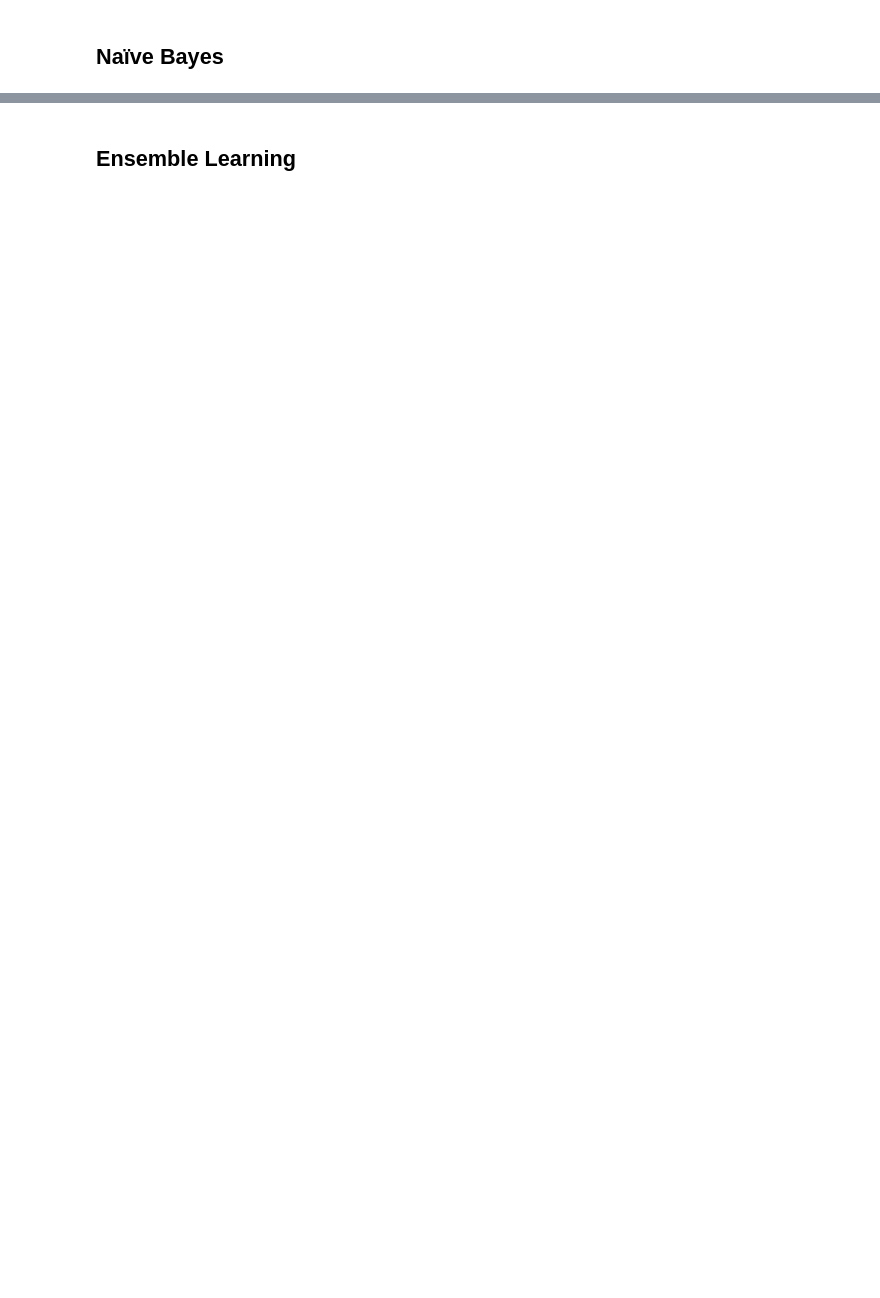
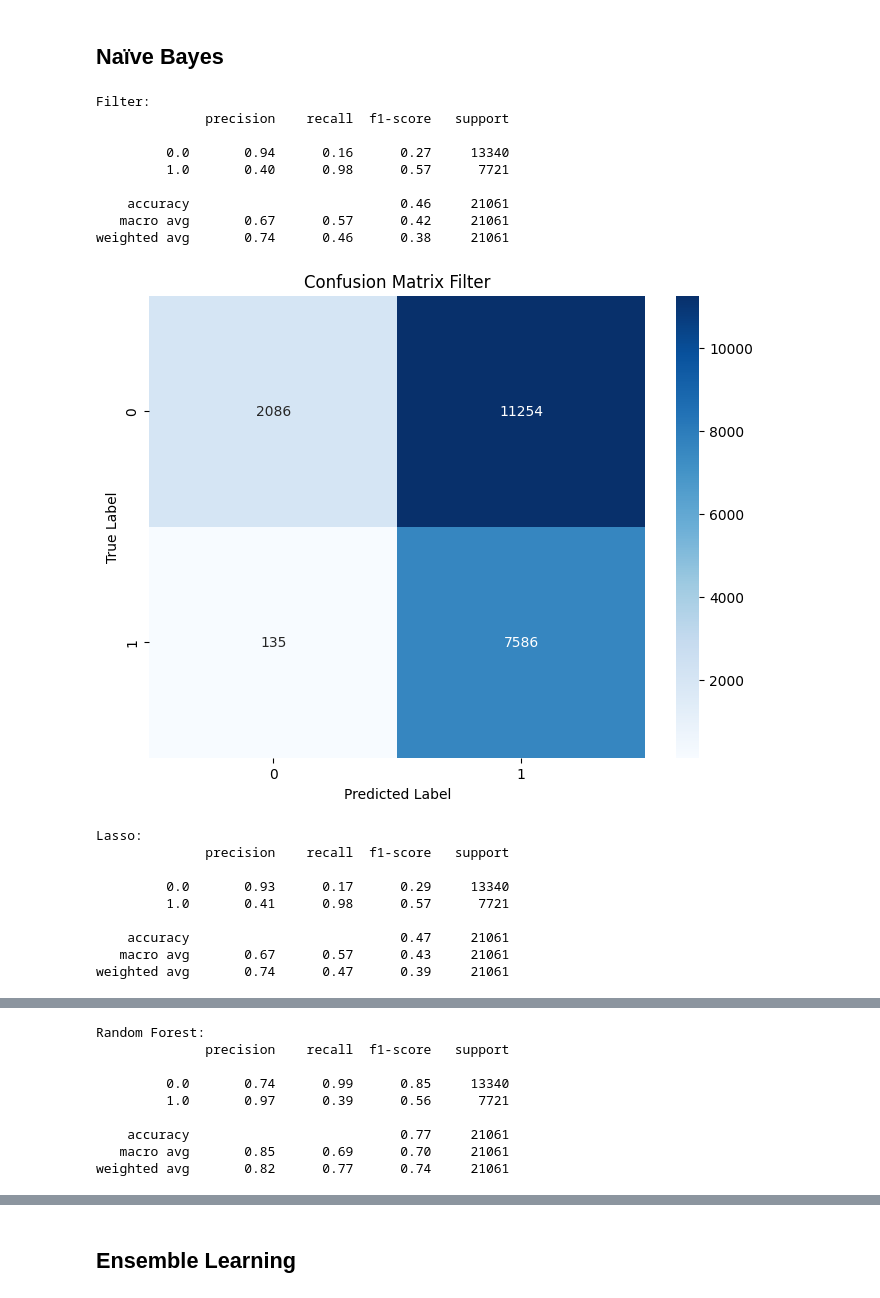
Before and after one commit to nandohos/mindd, a Jupyter notebook: TP1/TP1.ipynb, the cells around one changed output, grey strips where cells are left out. Cells and saved outputs as stored; diff of their text form; code cells hidden in the pictures; blank space fills up the shorter version.

Commit message:
add final model evaluation and some comments

```diff
--- a/TP1/TP1.ipynb
+++ b/TP1/TP1.ipynb
@@ -1330,2 +1364,54 @@ weighted avg       0.84      0.84      0.84     21061
 # %% [markdown]
 ## Naïve Bayes
+# %%
+nb_models = ['Filter', 'Lasso', 'Random Forest']
+
+for name in nb_models:
+    if name == 'Filter':
+        X_train = X_train_filter
+        y_train = y_train_filter
+        X_test = X_test_filter
+        y_test = y_test_filter
+    elif name == 'Lasso':
+        X_train = X_train_lasso
+        y_train = y_train_lasso
+        X_test = X_test_lasso
+        y_test = y_test_lasso
+    else:
+        X_train = X_train_random_forest
+        y_train = y_train_random_forest
+        X_test = X_test_random_forest
+        y_test = y_test_random_forest
+
+    gaussianNB.fit(X_train, y_train)
+    y_pred = gaussianNB.predict(X_test)
+    print(f"\n{name}:")
+    print(classification_report(y_test, y_pred))
+    # Print confusion matrix
+    cm = confusion_matrix(y_test, y_pred)
+    plt.figure(figsize=(8, 6))
+    sns.heatmap(cm, annot=True, fmt='d', cmap='Blues')
+    plt.title(f'Confusion Matrix {name}')
+    plt.ylabel('True Label')
+    plt.xlabel('Predicted Label')
+    plt.show()
+# %% [output]
+Filter:
+              precision    recall  f1-score   support
+
+         0.0       0.94      0.16      0.27     13340
+         1.0       0.40      0.98      0.57      7721
+
+    accuracy                           0.46     21061
+   macro avg       0.67      0.57      0.42     21061
+weighted avg       0.74      0.46      0.38     21061
+[figure, added]
+Lasso:
+              precision    recall  f1-score   support
+
+         0.0       0.93      0.17      0.29     13340
+         1.0       0.41      0.98      0.57      7721
+
+    accuracy                           0.47     21061
+   macro avg       0.67      0.57      0.43     21061
+weighted avg       0.74      0.47      0.39     21061
@@ -1331,0 +1419,9 @@ weighted avg       0.84      0.84      0.84     21061
+Random Forest:
+              precision    recall  f1-score   support
+
+         0.0       0.74      0.99      0.85     13340
+         1.0       0.97      0.39      0.56      7721
+
+    accuracy                           0.77     21061
+   macro avg       0.85      0.69      0.70     21061
+weighted avg       0.82      0.77      0.74     21061
```
Also changed, not shown: parts of 43 cells of this notebook.
